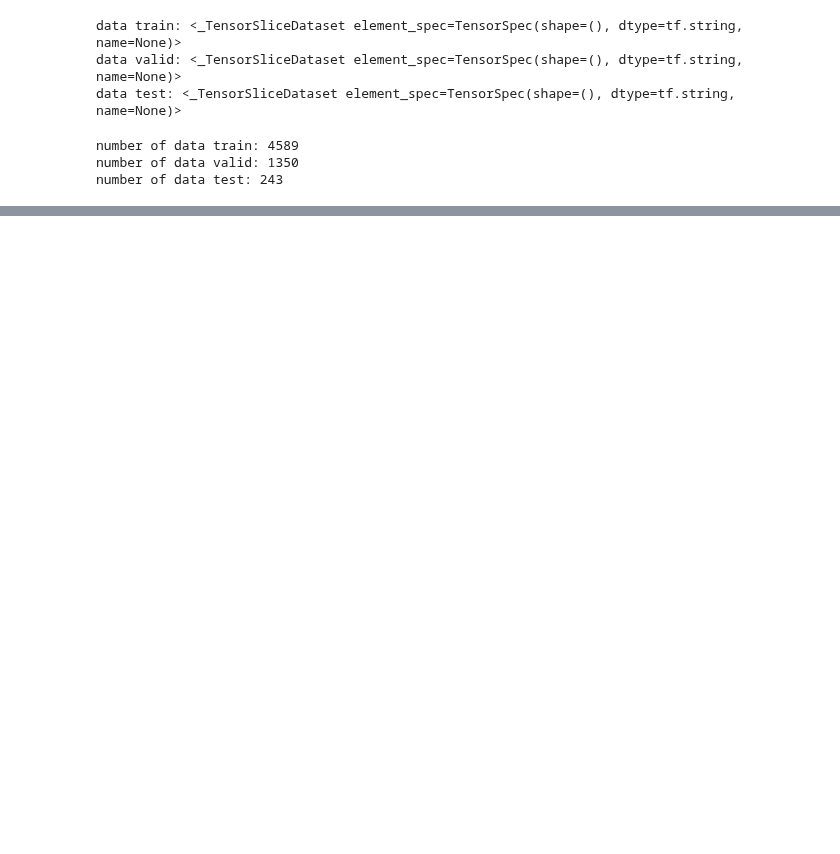
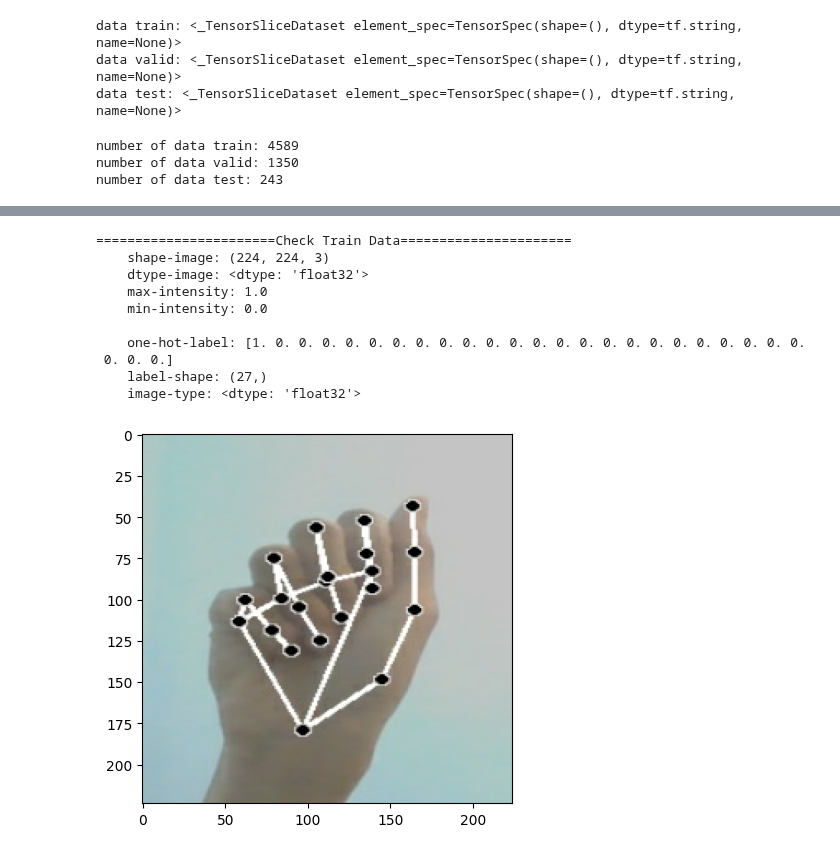
Before and after one commit to AnggaDS01/Python, a Jupyter notebook: Machine-Learning/Projects/Classification-Tasks/Sign-Language-Translator-(DL)/1. Prepare-Dataset.ipynb, the cells around one changed output, grey strips where cells are left out. Cells and saved outputs as stored; diff of their text form; code cells hidden in the pictures; blank space fills up the shorter version.

```diff
--- a/Machine-Learning/Projects/Classification-Tasks/Sign-Language-Translator-(DL)/1. Prepare-Dataset.ipynb
+++ b/Machine-Learning/Projects/Classification-Tasks/Sign-Language-Translator-(DL)/1. Prepare-Dataset.ipynb
@@ -250,0 +317,35 @@ plt.show()
+# %%
+def one_hot_encode(image, label, num_classes):
+    label = tf.argmax(tf.equal(label, num_classes))
+    label = tf.one_hot(label, depth=len(num_classes), dtype=tf.float32)
+    return image, label
+
+dataset = images_tf_data_cached.map(lambda image, label: one_hot_encode(image, label, NUM_CLASSES))
+# %%
+# Menampilkan contoh data yang telah diubah
+for image, label in dataset.skip(3).take(1):
+    print(f"{'Check Train Data'.center(61, '=')}")
+    print(f'''    shape-image: {image.shape}
+    dtype-image: {image.dtype}
+    max-intensity: {tf.reduce_max(image)}
+    min-intensity: {tf.reduce_min(image)}
+
+    one-hot-label: {label.numpy()}
+    label-shape: {label.shape}
+    image-type: {label.dtype}'''
+    )
+
+    plt.imshow(image, cmap='gray')
+plt.show()
+# %% [output]
+=======================Check Train Data======================
+    shape-image: (224, 224, 3)
+    dtype-image: <dtype: 'float32'>
+    max-intensity: 1.0
+    min-intensity: 0.0
+
+    one-hot-label: [1. 0. 0. 0. 0. 0. 0. 0. 0. 0. 0. 0. 0. 0. 0. 0. 0. 0. 0. 0. 0. 0. 0. 0.
+ 0. 0. 0.]
+    label-shape: (27,)
+    image-type: <dtype: 'float32'>
+[figure, added]
```
Also changed, not shown: parts of 9 cells of this notebook.
